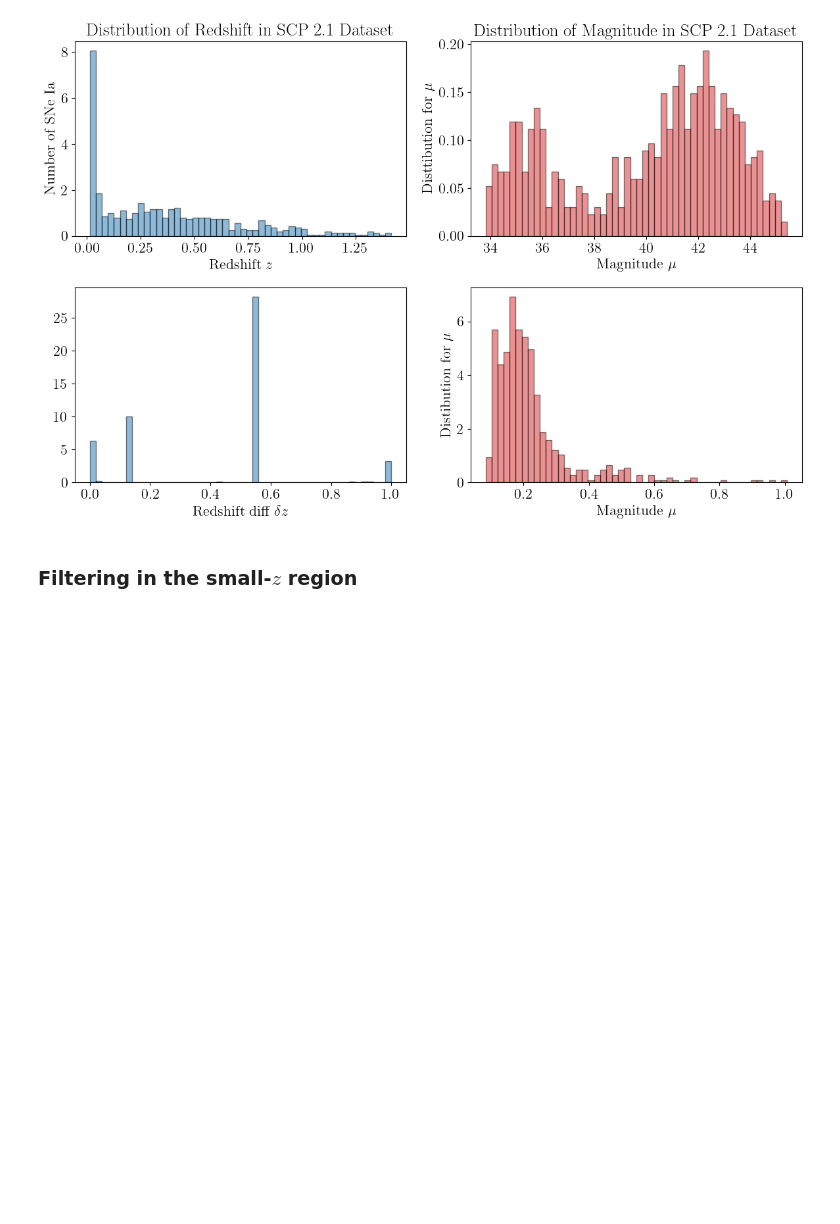
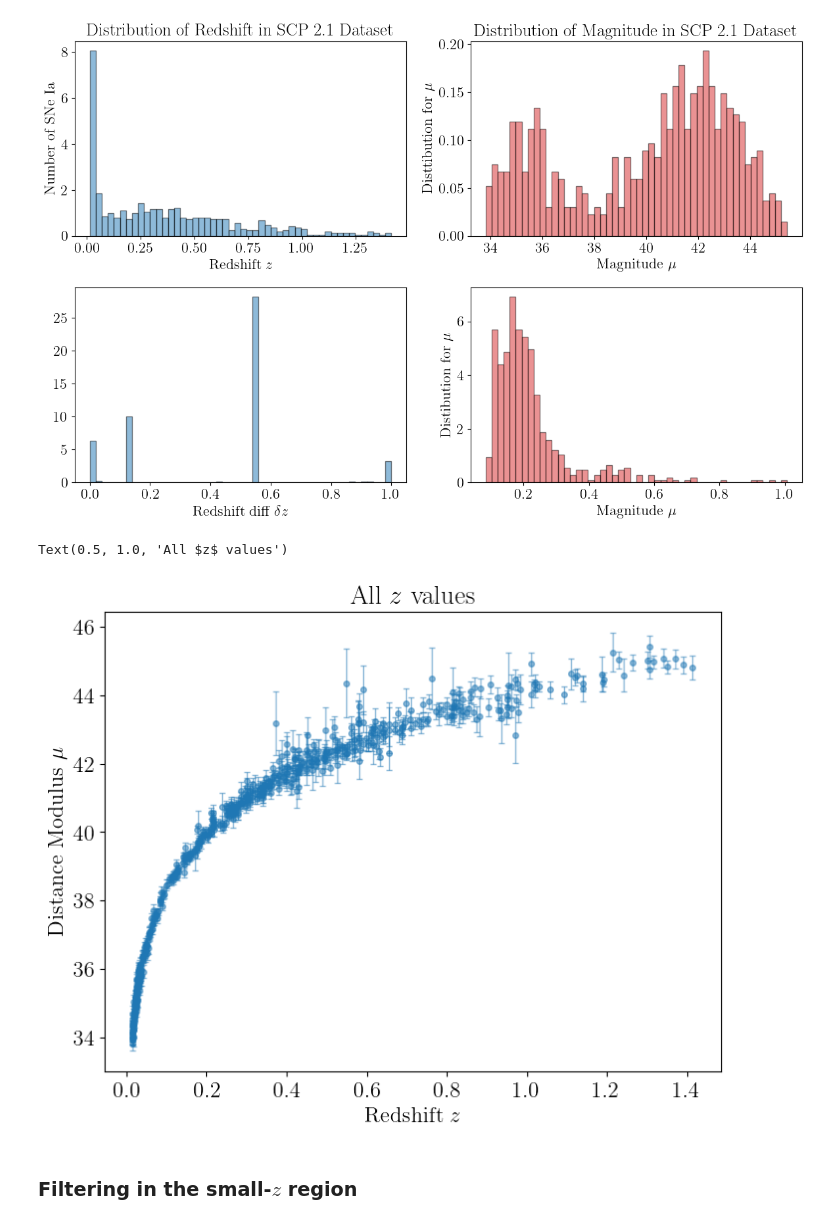
Before and after one commit to j-haralds/Advanced_sim, a Jupyter notebook: proj1_shared/proj1_jonatan.ipynb, the cells around one changed output. Cells and saved outputs as stored; diff of their text form; code cells hidden in the pictures; blank space fills up the shorter version.

```diff
--- a/proj1_shared/proj1_jonatan.ipynb
+++ b/proj1_shared/proj1_jonatan.ipynb
@@ -76,6 +76,16 @@ plt.tight_layout()
 plt.show()
 # %% [output]
 [figure]
+# %%
+#plt.errorbar(z,mu,yerr=mu_err,color='tab:blue',alpha=0.5)
+plt.figure(figsize=(8,6))
+plt.errorbar(z,mu,yerr=mu_err,color='tab:blue',alpha=0.5,fmt='o',markersize=4,elinewidth=1,capsize=2)
+plt.xlabel('Redshift $z$')
+plt.ylabel('Distance Modulus $\\mu$')
+plt.title('All $z$ values')
+# %% [output]
+Text(0.5, 1.0, 'All $z$ values')
+[figure, added]
 # %% [markdown]
 ### Filtering in the small-$z$ region
 # %%
```
Also changed, not shown: parts of 8 cells of this notebook.
